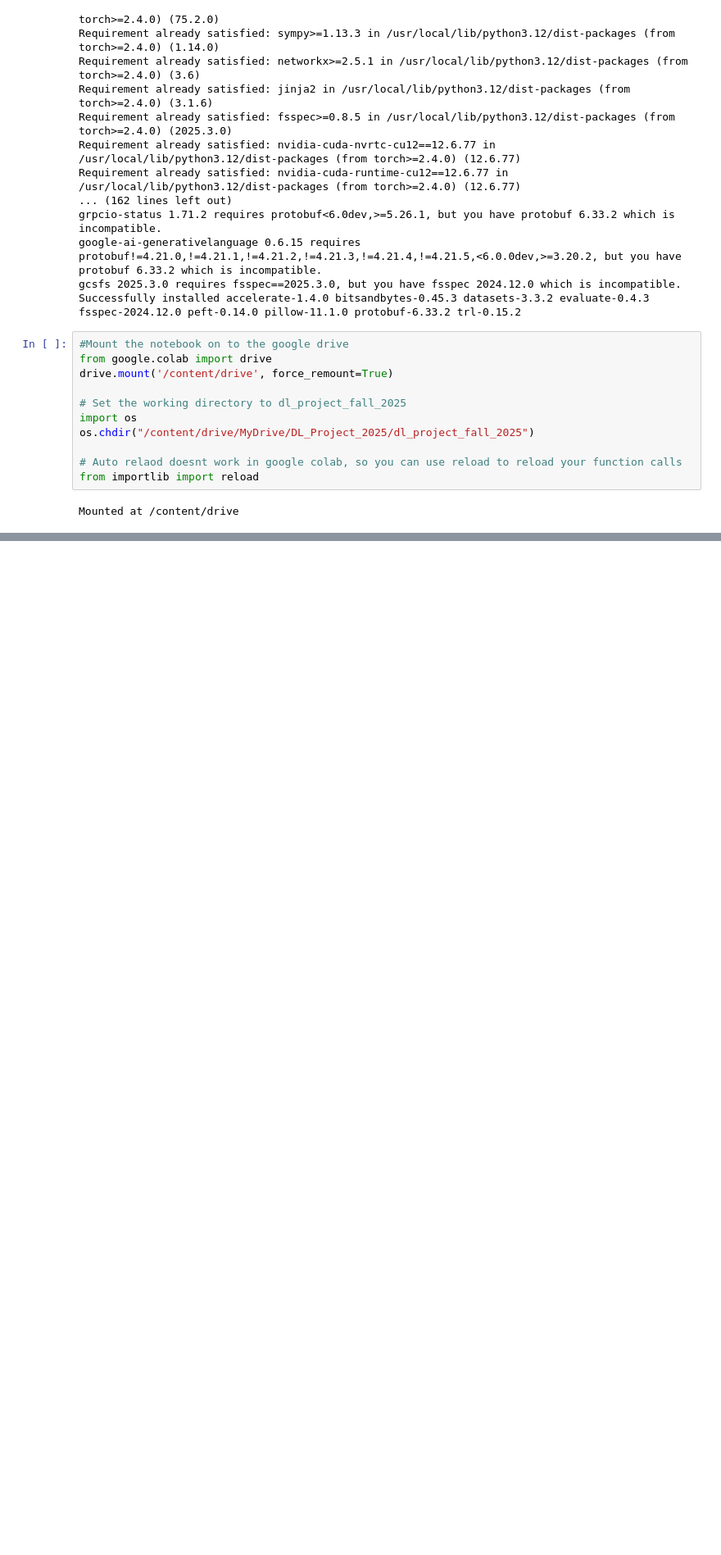
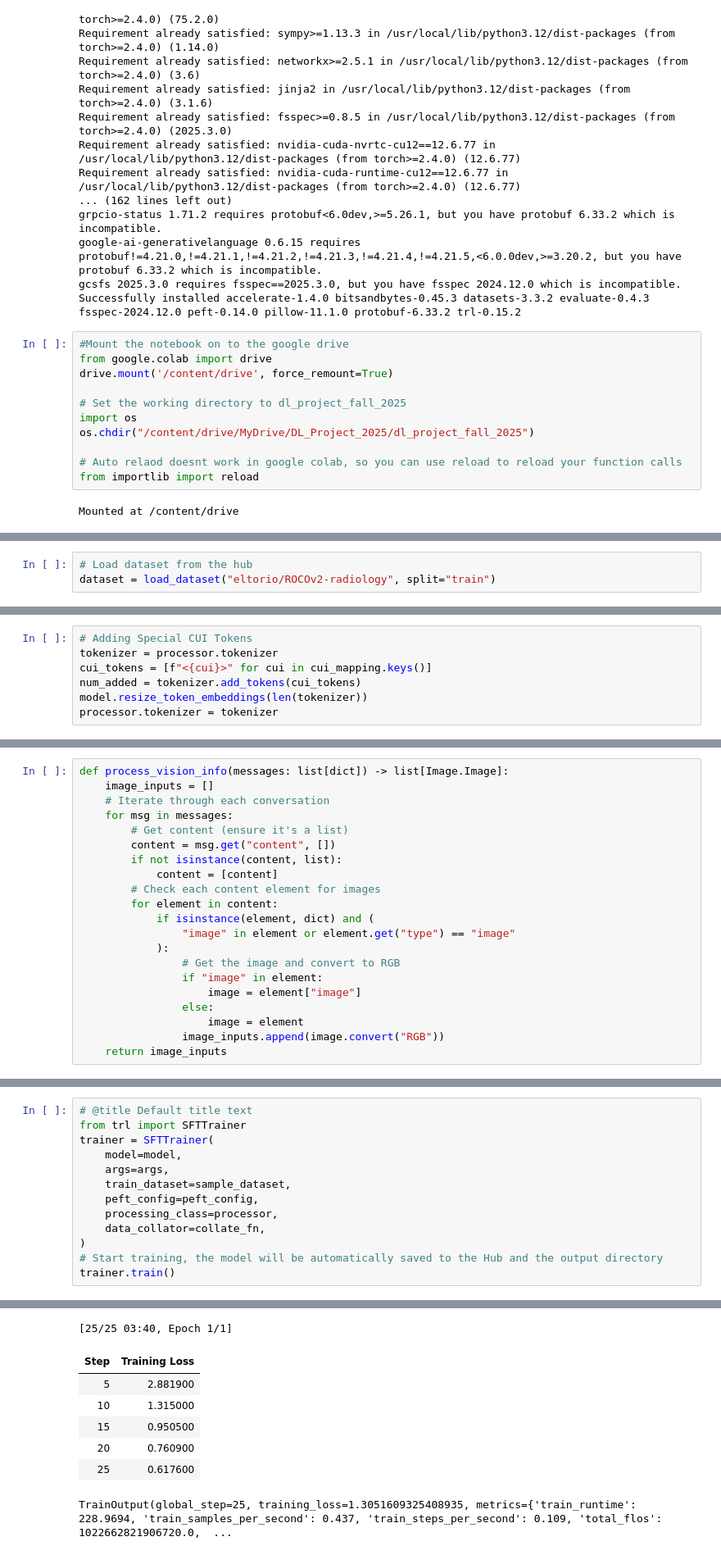
Before and after one commit to 7yashwanth7/dl_project_fall_2025, a Jupyter notebook: notebooks/train.ipynb, the cells around one changed output, grey strips where cells are left out. Shown at 82% size. Drawn from its saved outputs; the diff is of its cells as text; blank space fills up the shorter version.

```diff
--- a/notebooks/train.ipynb
+++ b/notebooks/train.ipynb
@@ -129,0 +105,3 @@ Changes to be committed:
+# %%
+# Load dataset from the hub
+dataset = load_dataset("eltorio/ROCOv2-radiology", split="train")
@@ -129,0 +245,7 @@ Changes to be committed:
+# %%
+# Adding Special CUI Tokens
+tokenizer = processor.tokenizer
+cui_tokens = [f"<{cui}>" for cui in cui_mapping.keys()]
+num_added = tokenizer.add_tokens(cui_tokens)
+model.resize_token_embeddings(len(tokenizer))
+processor.tokenizer = tokenizer
@@ -129,0 +266,21 @@ Changes to be committed:
+# %%
+def process_vision_info(messages: list[dict]) -> list[Image.Image]:
+    image_inputs = []
+    # Iterate through each conversation
+    for msg in messages:
+        # Get content (ensure it's a list)
+        content = msg.get("content", [])
+        if not isinstance(content, list):
+            content = [content]
+        # Check each content element for images
+        for element in content:
+            if isinstance(element, dict) and (
+                "image" in element or element.get("type") == "image"
+            ):
+                # Get the image and convert to RGB
+                if "image" in element:
+                    image = element["image"]
+                else:
+                    image = element
+                image_inputs.append(image.convert("RGB"))
+    return image_inputs
@@ -129,0 +339,14 @@ Changes to be committed:
+# %%
+# @title Default title text
+from trl import SFTTrainer
+trainer = SFTTrainer(
+    model=model,
+    args=args,
+    train_dataset=sample_dataset,
+    peft_config=peft_config,
+    processing_class=processor,
+    data_collator=collate_fn,
+)
+# Start training, the model will be automatically saved to the Hub and the output directory
+trainer.train()
+# %% [output]
@@ -129,0 +355,8 @@ Changes to be committed:
+[25/25 03:40, Epoch 1/1]
+| Step | Training Loss |
+| 5 | 2.881900 |
+| 10 | 1.315000 |
+| 15 | 0.950500 |
+| 20 | 0.760900 |
+| 25 | 0.617600 |
+TrainOutput(global_step=25, training_loss=1.3051609325408935, metrics={'train_runtime': 228.9694, 'train_samples_per_second': 0.437, 'train_steps_per_second': 0.109, 'total_flos': 1022662821906720.0,  ...
```
Also changed, not shown: parts of 32 cells of this notebook.
